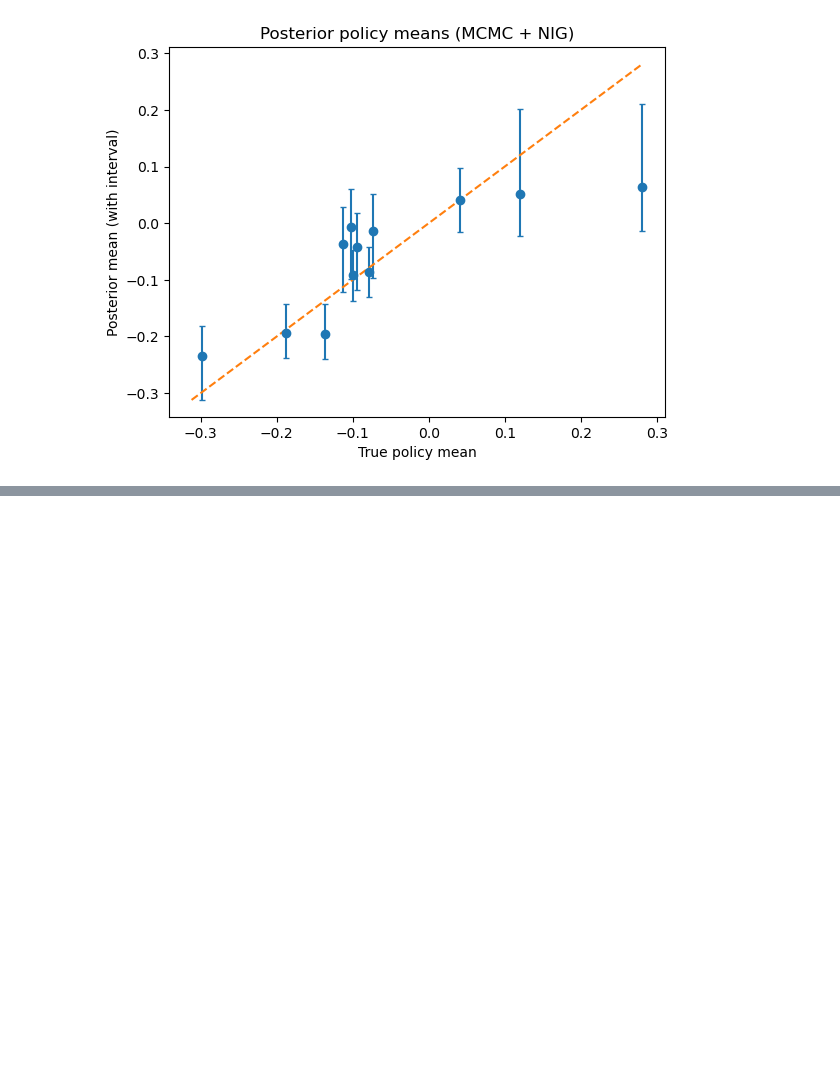
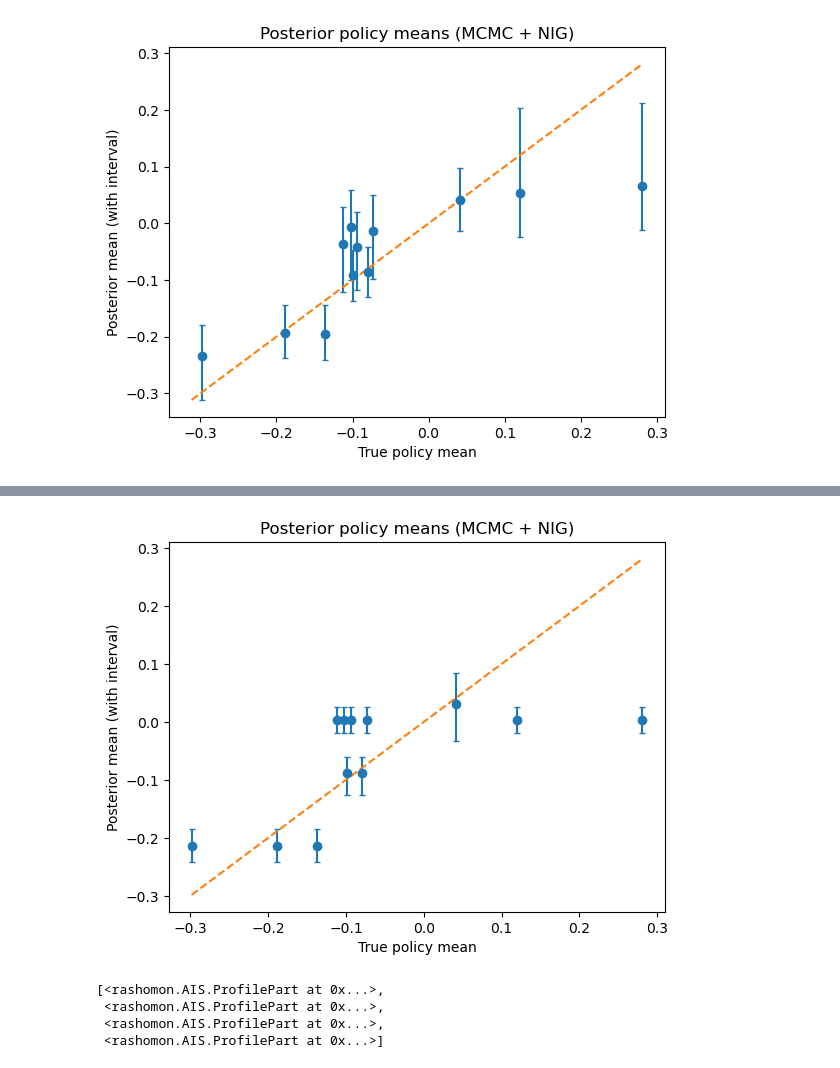
Before and after one commit to fyy2025/RHS-X, a Jupyter notebook: Code/experiment.ipynb, the cells around one changed output, grey strips where cells are left out. Saved outputs shown, nothing was run; the diff lists cells and outputs as text; code cells hidden in the pictures; blank space fills up the shorter version.

```diff
--- a/Code/experiment.ipynb
+++ b/Code/experiment.ipynb
@@ -404,0 +379,26 @@ MCMC.plot_policy_spread(policy_means, summ, q_low=0.1, q_high=0.9)
+# %%
+naive_draws = MCMC.policy_mean_draws_from_mcmc_nig(
+    mcmc_res={"samples": [losses[63][0]]},
+    D=D, y=y,
+    policies=all_policies,
+    prof_idx_of_policy=prof_idx_of_policy,
+    R_per=R,
+    M=M,
+    lattice_edges=None,
+    n_draws_per_state=100,
+    mu0=0.0, kappa0=1.0, alpha0=0.0, beta0=-1.0,
+    seed=1
+)
+
+# 2) summarize and plot spread vs data-gen truth
+naive_summ = MCMC.summarize_policy_draws(naive_draws, qs=(0.1, 0.5, 0.9))
+MCMC.plot_policy_spread(policy_means, naive_summ, q_low=0.1, q_high=0.9)
+# %% [output]
+[figure, added]
+# %%
+losses[63][0]
+# %% [output]
+[<rashomon.AIS.ProfilePart at 0x...>,
+ <rashomon.AIS.ProfilePart at 0x...>,
+ <rashomon.AIS.ProfilePart at 0x...>,
+ <rashomon.AIS.ProfilePart at 0x...>]
```
Also changed, not shown: parts of 11 cells of this notebook, 3 other files.
